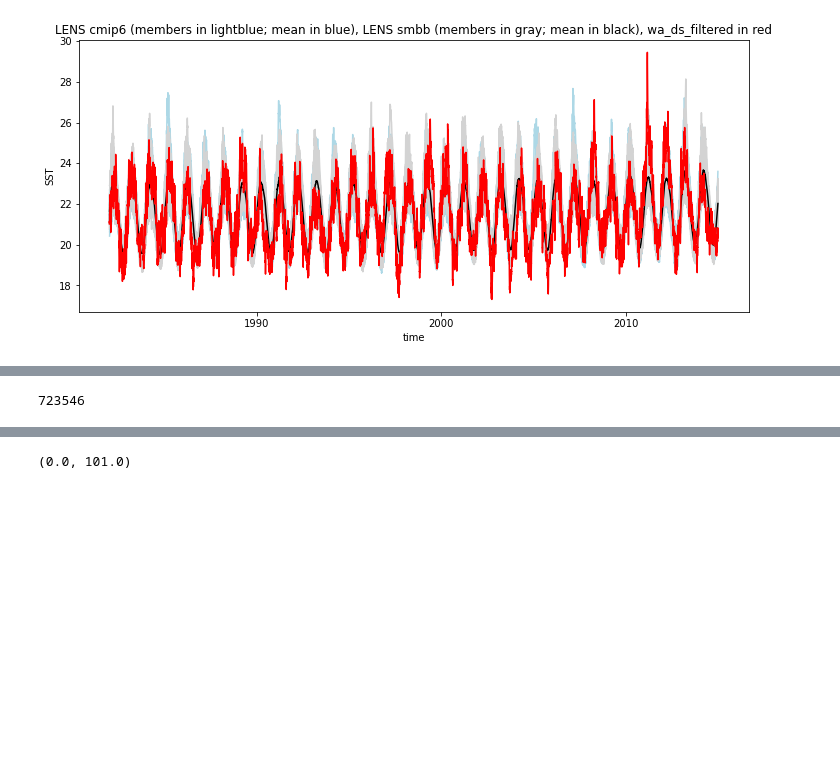
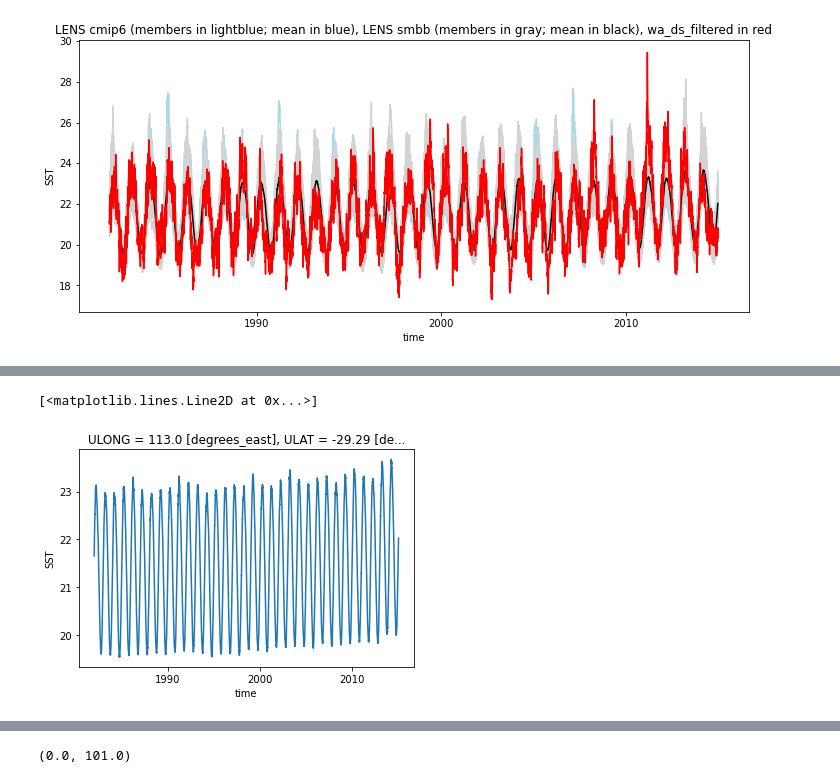
Before and after one commit to NCAR/MHW_LENS2, a Jupyter notebook: notebooks/misc/example_cesm2_le.ipynb, the cells around one changed output, grey strips where cells are left out. Drawn from its saved outputs; the diff is of its cells as text; code cells hidden in the pictures; blank space fills up the shorter version.

```diff
--- a/notebooks/misc/example_cesm2_le.ipynb
+++ b/notebooks/misc/example_cesm2_le.ipynb
@@ -226,6 +219,2 @@ datetime.date(1982, 1, 1)
-# %%
-t[0]
-# %% [output]
-723546
 # %%
 time_idx = wa_ds_cmip6.indexes['time'].to_datetimeindex()
@@ -250,3 +239,8 @@ for i in range(len(wa_ds_smbb.member_id)):
     mhws, clim = mhw.detect(t, wa_ds_smbb[i,:].values)
     mhhs_smbb.append(mhws)
     clim_smbb.append(clim)
+# %%
+wa_ds_smbb.mean('member_id').plot()
+# %% [output]
+[<matplotlib.lines.Line2D at 0x...>]
+[figure, added]
```
Also changed, not shown: parts of 17 cells of this notebook.
